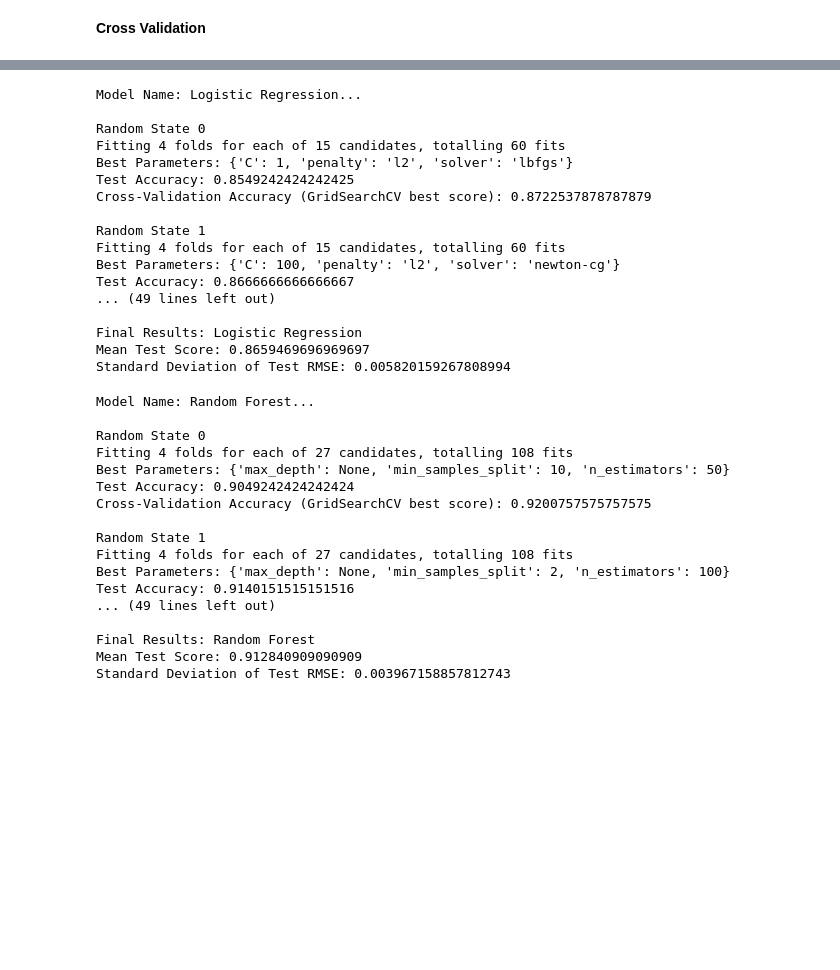
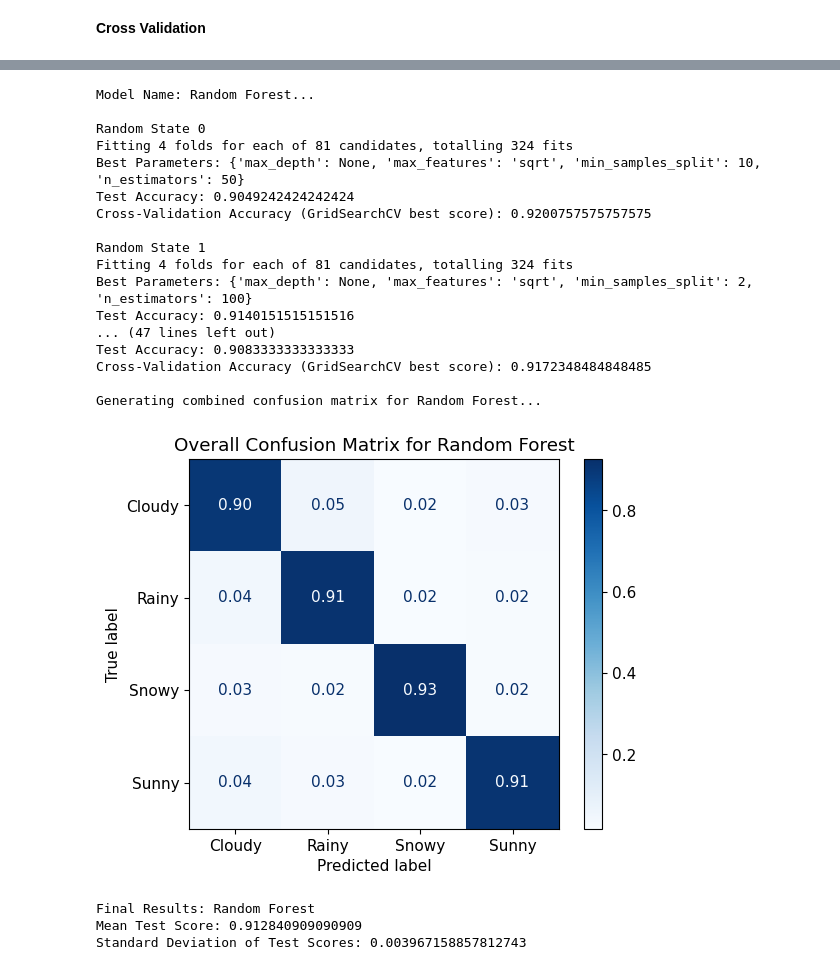
Before and after one commit to markfromcd/Cancer-Breast-Classification, a Jupyter notebook: Weather-Type.ipynb, the cells around one changed output, grey strips where cells are left out. Drawn from its saved outputs; the diff is of its cells as text; code cells hidden in the pictures; blank space fills up the shorter version.

```diff
--- a/Weather-Type.ipynb
+++ b/Weather-Type.ipynb
@@ -747,79 +786,42 @@ def MLpipe_KFold_Classification(X, y, models_with_params, random_states=5):
-# %%
-# Example models and parameter grids
-from sklearn.ensemble import RandomForestClassifier
-from sklearn.linear_model import LogisticRegression
-from sklearn.svm import SVC
-from xgboost import XGBClassifier
-
-X = df.drop(columns='Weather Type')
-y = df['Weather Type']
-
-models_with_params = {
-    "Logistic Regression": {
-        "model": LogisticRegression(max_iter=2000),
-        "params": {
-            "C": [0.01, 0.1, 1, 10, 100],
-            "penalty": ["l2"],
-            "solver": ["lbfgs", "sag", "newton-cg"]
-        }
-    }
-}
-# Call the function directly with X and y
-test_scores_lr, best_models_lr = MLpipe_KFold_Classification(
-    X, y, models_with_params, random_states=10
-)
-# %% [output]
-Model Name: Logistic Regression...
-
-Random State 0
-Fitting 4 folds for each of 15 candidates, totalling 60 fits
-Best Parameters: {'C': 1, 'penalty': 'l2', 'solver': 'lbfgs'}
-Test Accuracy: 0.8549242424242425
-Cross-Validation Accuracy (GridSearchCV best score): 0.8722537878787879
-
-Random State 1
-Fitting 4 folds for each of 15 candidates, totalling 60 fits
-Best Parameters: {'C': 100, 'penalty': 'l2', 'solver': 'newton-cg'}
-Test Accuracy: 0.8666666666666667
-... (49 lines left out)
-
-Final Results: Logistic Regression
-Mean Test Score: 0.8659469696969697
-Standard Deviation of Test RMSE: 0.005820159267808994
 # %%
 models_with_params = {
     "Random Forest": {
         "model": RandomForestClassifier(random_state=42),
         "params": {
             "n_estimators": [50, 100, 200],
             "max_depth": [5, 10, None],
+            "max_features": ['sqrt', 'log2', None],
             "min_samples_split": [2, 5, 10]
         }
     }
 }
 
 # Call the function directly with X and y
-test_scores_rf, best_models_rf = MLpipe_KFold_Classification(
+test_scores_rf, best_models_rf, best_X_rf, best_y_rf = MLpipe_KFold_Classification(
     X, y, models_with_params, random_states=10
 )
 # %% [output]
 Model Name: Random Forest...
 
 Random State 0
-Fitting 4 folds for each of 27 candidates, totalling 108 fits
-Best Parameters: {'max_depth': None, 'min_samples_split': 10, 'n_estimators': 50}
+Fitting 4 folds for each of 81 candidates, totalling 324 fits
+Best Parameters: {'max_depth': None, 'max_features': 'sqrt', 'min_samples_split': 10, 'n_estimators': 50}
 Test Accuracy: 0.9049242424242424
 Cross-Validation Accuracy (GridSearchCV best score): 0.9200757575757575
 
 Random State 1
-Fitting 4 folds for each of 27 candidates, totalling 108 fits
-Best Parameters: {'max_depth': None, 'min_samples_split': 2, 'n_estimators': 100}
+Fitting 4 folds for each of 81 candidates, totalling 324 fits
+Best Parameters: {'max_depth': None, 'max_features': 'sqrt', 'min_samples_split': 2, 'n_estimators': 100}
 Test Accuracy: 0.9140151515151516
-... (49 lines left out)
+... (47 lines left out)
+Test Accuracy: 0.9083333333333333
+Cross-Validation Accuracy (GridSearchCV best score): 0.9172348484848485
 
-Final Results: Random Forest
-Mean Test Score: 0.912840909090909
-Standard Deviation of Test RMSE: 0.003967158857812743
+Generating combined confusion matrix for Random Forest...
+[figure, added]
+Final Results: Random Forest
+Mean Test Score: 0.912840909090909
+Standard Deviation of Test Scores: 0.003967158857812743
 # %%
 models_with_params = {
     "SVM": {
```
Also changed, not shown: parts of 28 cells of this notebook, 22 other files.
